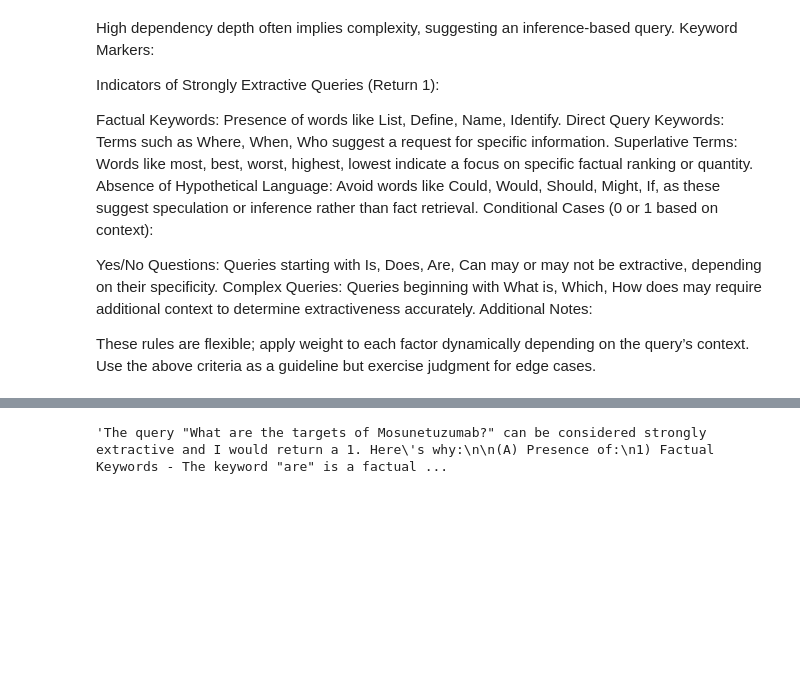
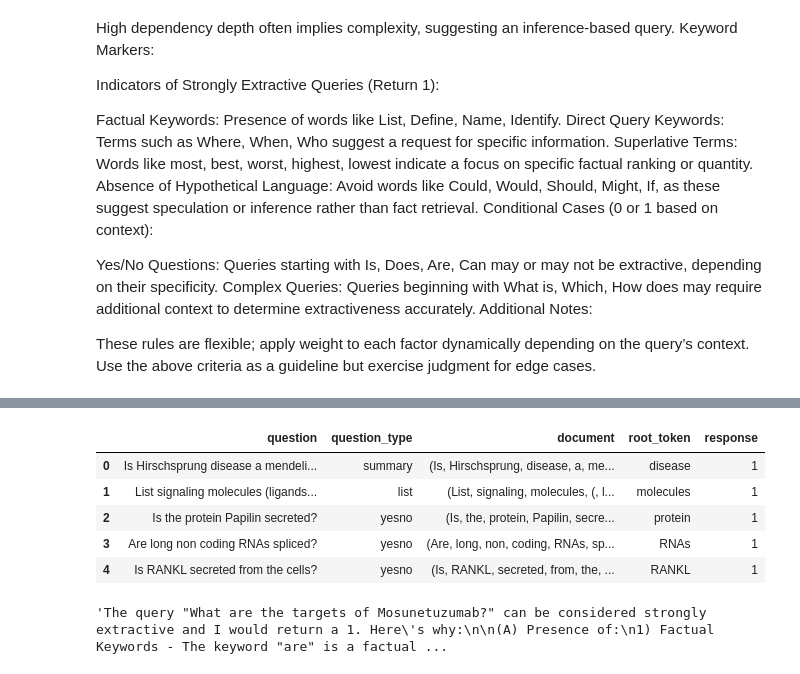
Before and after one commit to Abhijith-Nagarajan/CS_546_Project, a Jupyter notebook: models/Query_Classification.ipynb, the cells around one changed output, grey strips where cells are left out. Drawn from its saved outputs; the diff is of its cells as text; code cells hidden in the pictures; blank space fills up the shorter version.

```diff
--- a/models/Query_Classification.ipynb
+++ b/models/Query_Classification.ipynb
@@ -425,0 +663,26 @@ Testing queries: <br>
+# %%
+df_test = df.iloc[:25].copy()
+# %%
+df_test['response'] = None
+# %%
+def test_fn(index:int, query:str):
+    try:
+        print(query,end='\n')
+        if index==2:
+            raise Exception ("Error recieved")
+        return index+1
+    except Exception as e:
+        print('Exception Message: ',str(e))
+        # Switch model
+        # Call function again
+# %%
+start = 0
+end = 5
+for index in range(5):
+    print(f'\nIndex: {index}, start: {start}, end: {end}\n')
+    df_batch = df_test.iloc[start:end].copy()
+    df_batch['response'] = df_batch['question'].apply(lambda query: test_fn(index,query))
+    df_test.iloc[start:end] = df_batch
+    df_test.to_csv('Results.csv')
+    start = end
+    end +=5
@@ -426,3 +707,12 @@ Testing queries: <br>
+# %%
+df_test.head()
+# %% [output]
+|  | question | question_type | document | root_token | response |
+| 0 | Is Hirschsprung disease a mendeli... | summary | (Is, Hirschsprung, disease, a, me... | disease | 1 |
+| 1 | List signaling molecules (ligands... | list | (List, signaling, molecules, (, l... | molecules | 1 |
+| 2 | Is the protein Papilin secreted? | yesno | (Is, the, protein, Papilin, secre... | protein | 1 |
+| 3 | Are long non coding RNAs spliced? | yesno | (Are, long, non, coding, RNAs, sp... | RNAs | 1 |
+| 4 | Is RANKL secreted from the cells? | yesno | (Is, RANKL, secreted, from, the, ... | RANKL | 1 |
 # %%
 response = classification_chain.predict(query=query)
 # %%
```
Also changed, not shown: parts of 48 cells of this notebook.
